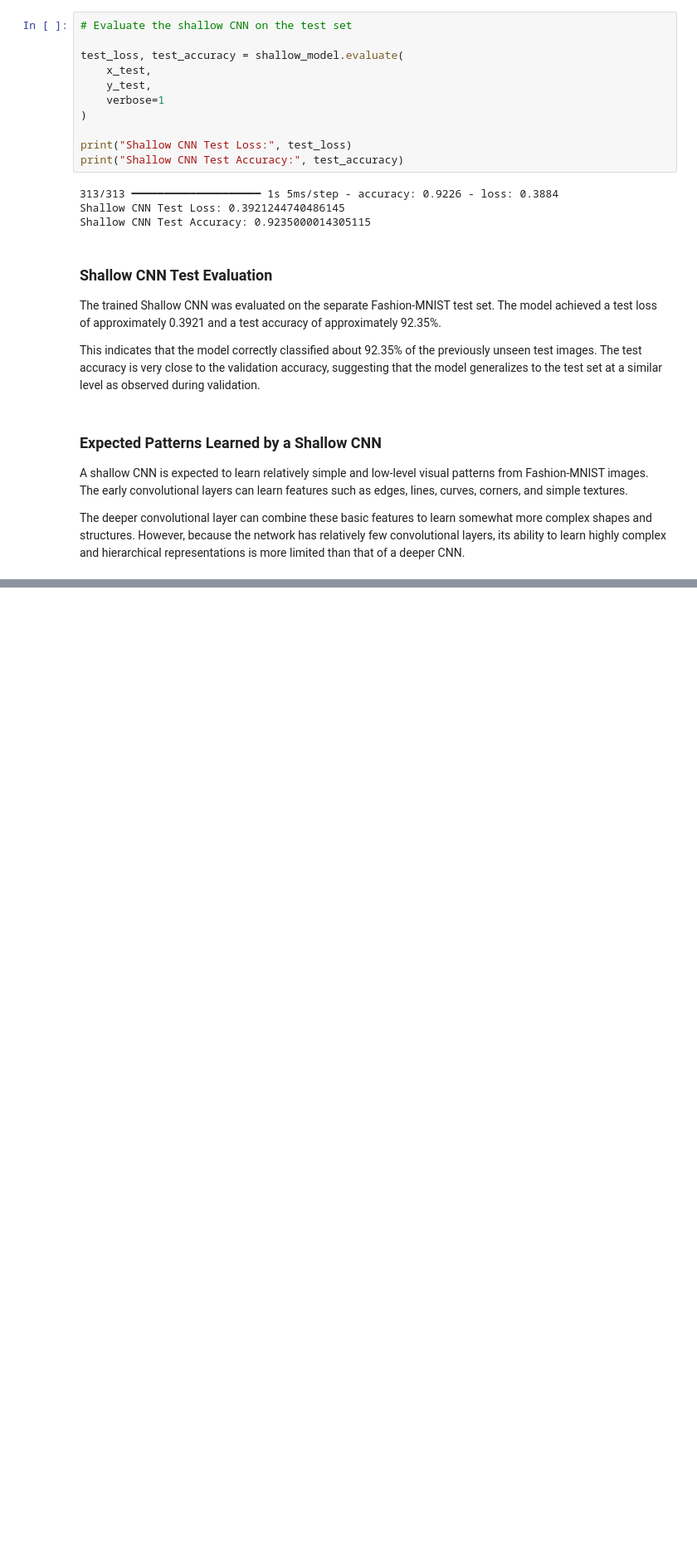
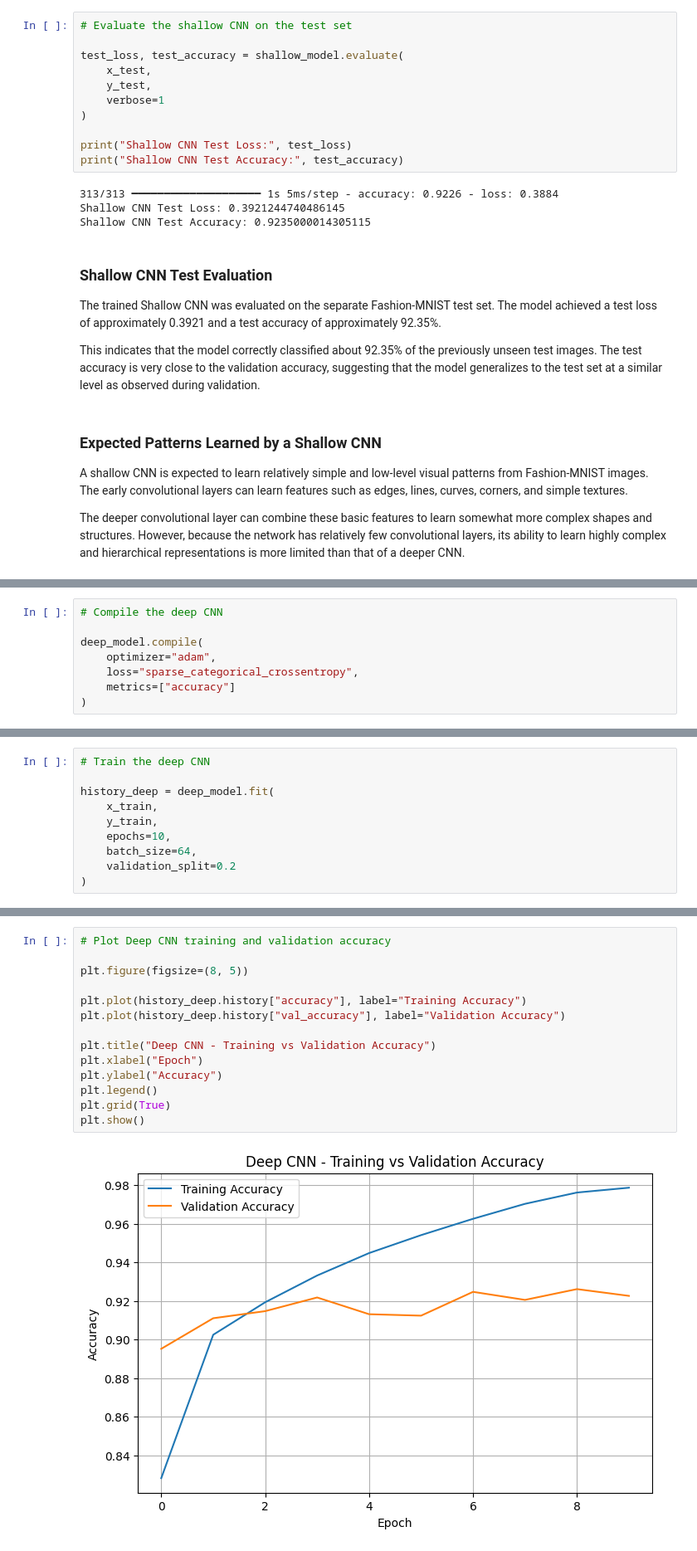
Before and after one commit to mrudultkt/fashion-mnist-shallow-vs-deep-cnn, a Jupyter notebook: Mrudul_Mukundan_PGDSAIML_B4.ipynb, the cells around one changed output, grey strips where cells are left out. Shown at 83% size. Cells and saved outputs as stored; diff of their text form; blank space fills up the shorter version.

Commit message:
deep CNN done and evaluated

```diff
--- a/Mrudul_Mukundan_PGDSAIML_B4.ipynb
+++ b/Mrudul_Mukundan_PGDSAIML_B4.ipynb
@@ -355,0 +435,8 @@ The deeper convolutional layer can combine these basic features to learn somewha
+# %%
+# Compile the deep CNN
+
+deep_model.compile(
+    optimizer="adam",
+    loss="sparse_categorical_crossentropy",
+    metrics=["accuracy"]
+)
@@ -355,0 +449,10 @@ The deeper convolutional layer can combine these basic features to learn somewha
+# %%
+# Train the deep CNN
+
+history_deep = deep_model.fit(
+    x_train,
+    y_train,
+    epochs=10,
+    batch_size=64,
+    validation_split=0.2
+)
@@ -355,0 +492,16 @@ The deeper convolutional layer can combine these basic features to learn somewha
+# %%
+# Plot Deep CNN training and validation accuracy
+
+plt.figure(figsize=(8, 5))
+
+plt.plot(history_deep.history["accuracy"], label="Training Accuracy")
+plt.plot(history_deep.history["val_accuracy"], label="Validation Accuracy")
+
+plt.title("Deep CNN - Training vs Validation Accuracy")
+plt.xlabel("Epoch")
+plt.ylabel("Accuracy")
+plt.legend()
+plt.grid(True)
+plt.show()
+# %% [output]
+[figure, added]
```
Also changed, not shown: parts of 14 cells of this notebook.
